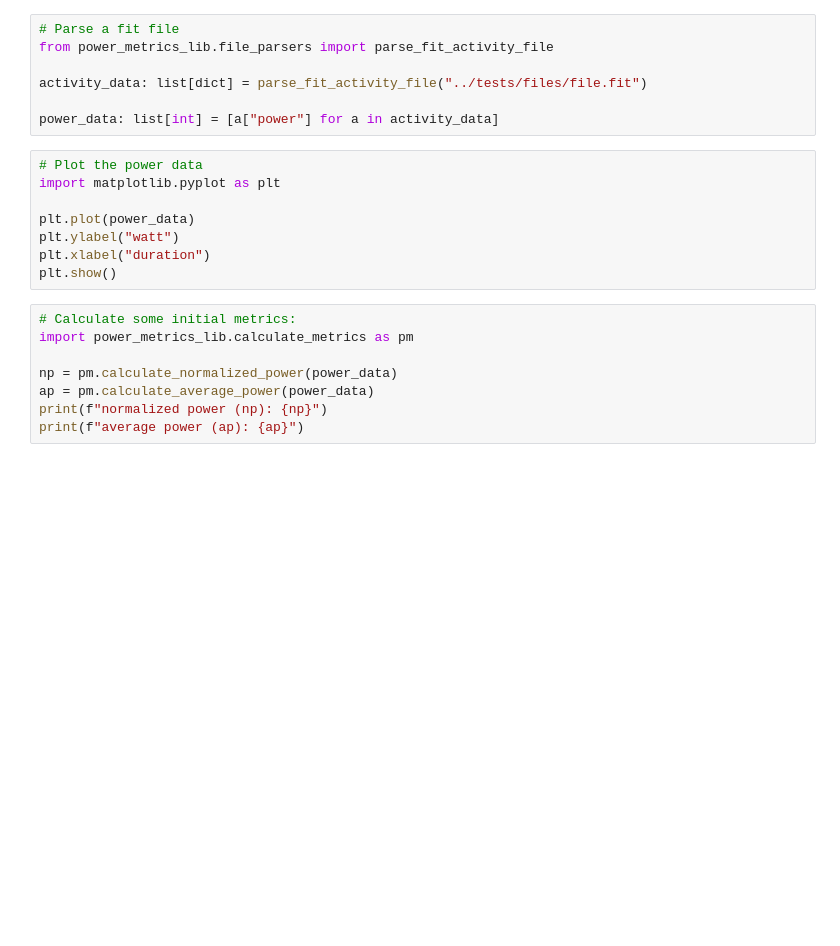
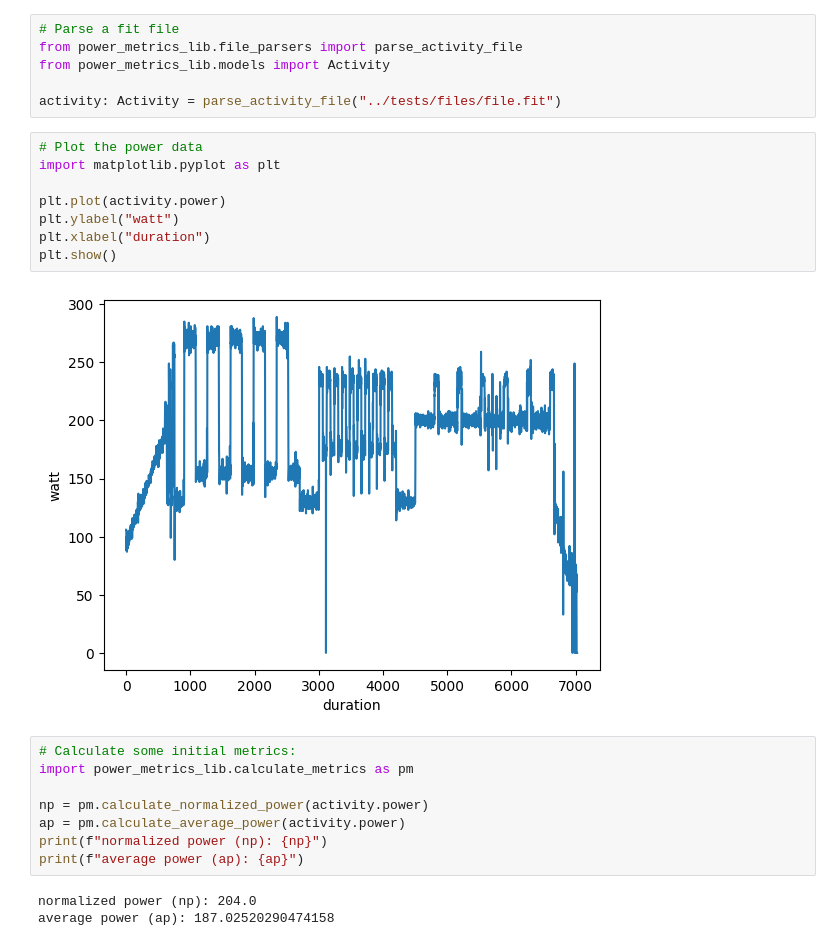
Before and after one commit to stigbd/power-metrics-lib, a Jupyter notebook: notebooks/power_metrics.ipynb, the cells around one changed output. Cells and saved outputs as stored; diff of their text form; blank space fills up the shorter version.

Commit message:
Add support for workouts
Add transformaton from workout to activity
Add models for Workout and Activity

```diff
--- a/notebooks/power_metrics.ipynb
+++ b/notebooks/power_metrics.ipynb
@@ -4,26 +6,30 @@
 # %%
 # Parse a fit file
-from power_metrics_lib.file_parsers import parse_fit_activity_file
+from power_metrics_lib.file_parsers import parse_activity_file
+from power_metrics_lib.models import Activity
 
-activity_data: list[dict] = parse_fit_activity_file("../tests/files/file.fit")
-
-power_data: list[int] = [a["power"] for a in activity_data]
+activity: Activity = parse_activity_file("../tests/files/file.fit")
 # %%
 # Plot the power data
 import matplotlib.pyplot as plt
 
-plt.plot(power_data)
+plt.plot(activity.power)
 plt.ylabel("watt")
 plt.xlabel("duration")
 plt.show()
+# %% [output]
+[figure, added]
 # %%
 # Calculate some initial metrics:
 import power_metrics_lib.calculate_metrics as pm
 
-np = pm.calculate_normalized_power(power_data)
-ap = pm.calculate_average_power(power_data)
+np = pm.calculate_normalized_power(activity.power)
+ap = pm.calculate_average_power(activity.power)
 print(f"normalized power (np): {np}")
 print(f"average power (ap): {ap}")
+# %% [output]
+normalized power (np): 204.0
+average power (ap): 187.02520290474158
 # %%
 # Based on np, we can calculate the intensity_factor given your ftp:
 ftp = 236
```
Also changed, not shown: parts of 7 cells of this notebook, 21 other files.
